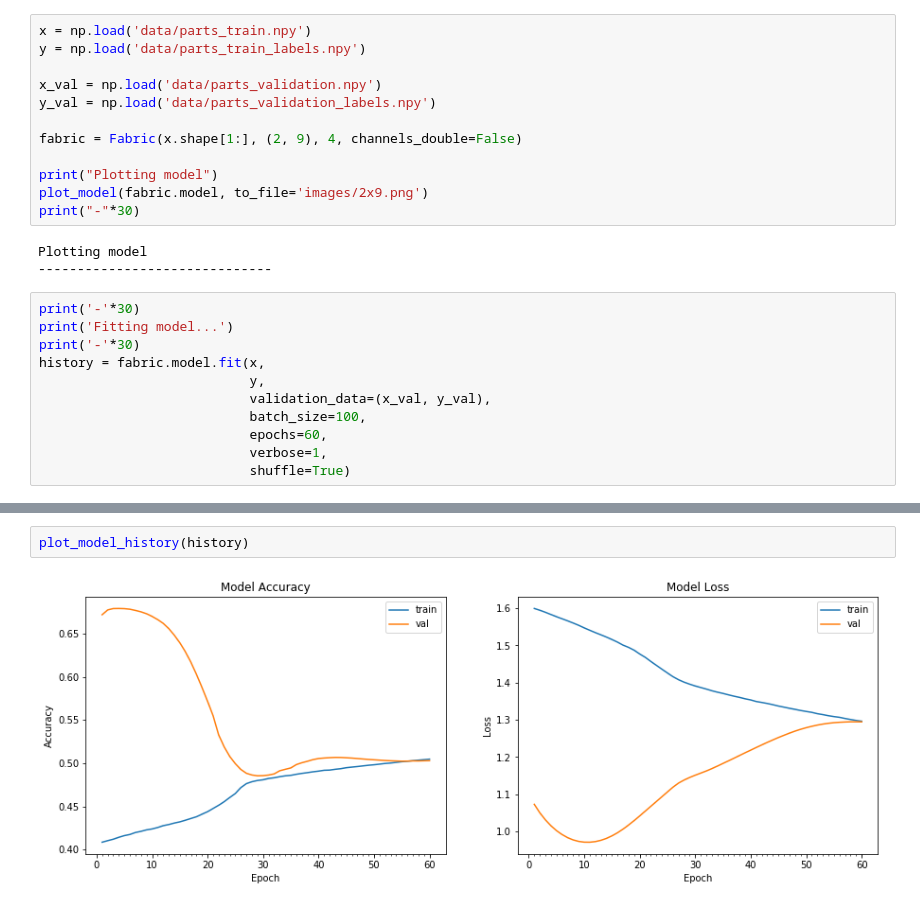
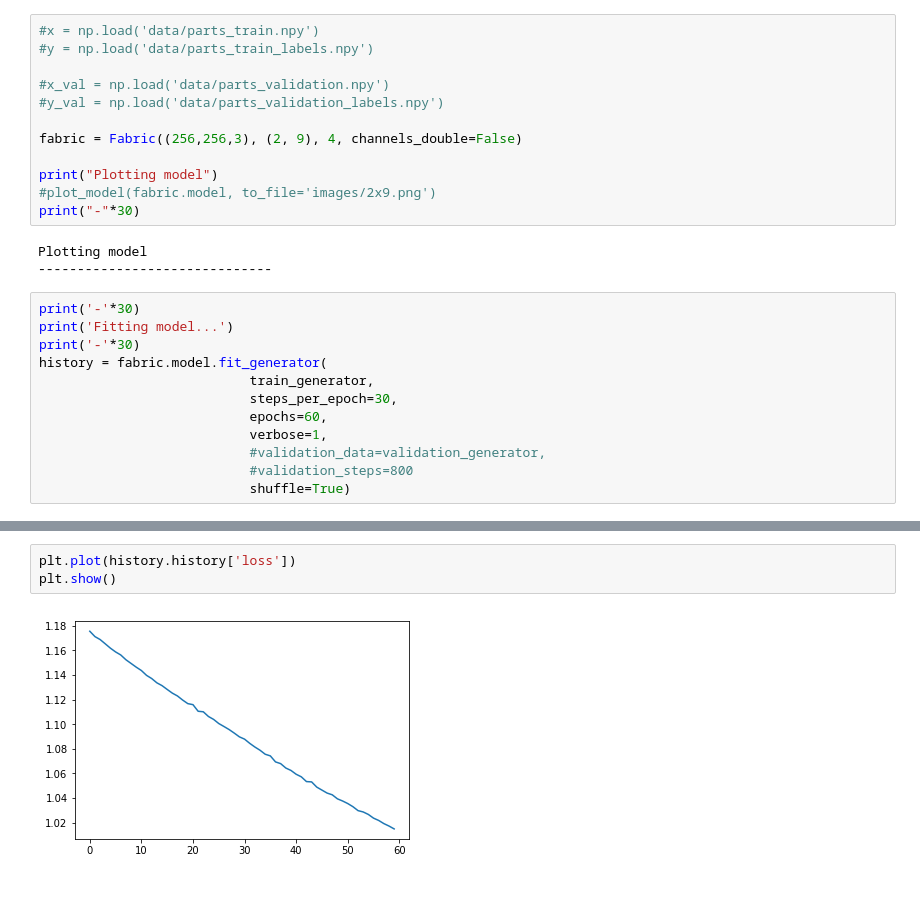
Before and after one commit to kaleaht/keras-fabrics, a Jupyter notebook: 2x9.ipynb, the cells around one changed output, grey strips where cells are left out. Cells and saved outputs as stored; diff of their text form.

Commit message:
Data preprocessing and augmentation added, but result are still bad...

```diff
--- a/2x9.ipynb
+++ b/2x9.ipynb
@@ -21,14 +70,14 @@ Using TensorFlow backend.
 # %%
-x = np.load('data/parts_train.npy')
-y = np.load('data/parts_train_labels.npy')
+#x = np.load('data/parts_train.npy')
+#y = np.load('data/parts_train_labels.npy')
 
-x_val = np.load('data/parts_validation.npy')
-y_val = np.load('data/parts_validation_labels.npy')
+#x_val = np.load('data/parts_validation.npy')
+#y_val = np.load('data/parts_validation_labels.npy')
 
-fabric = Fabric(x.shape[1:], (2, 9), 4, channels_double=False)
+fabric = Fabric((256,256,3), (2, 9), 4, channels_double=False)
 
 print("Plotting model")
-plot_model(fabric.model, to_file='images/2x9.png')
+#plot_model(fabric.model, to_file='images/2x9.png')
 print("-"*30)
 # %% [output]
 Plotting model
@@ -37,12 +86,13 @@ Plotting model
 print('-'*30)
 print('Fitting model...')
 print('-'*30)
-history = fabric.model.fit(x,
-                           y,
-                           validation_data=(x_val, y_val),
-                           batch_size=100,
+history = fabric.model.fit_generator(
+                           train_generator,
+                           steps_per_epoch=30,
                            epochs=60,
                            verbose=1,
+                           #validation_data=validation_generator,
+                           #validation_steps=800
                            shuffle=True)
 # %% [output]
 ------------------------------
@@ -65,4 +115,5 @@ Epoch 60/60
-# %%
-plot_model_history(history)
-# %% [output]
-[figure, removed]
+# %%
+plt.plot(history.history['loss'])
+plt.show()
+# %% [output]
+[figure, added]
```
Also changed, not shown: parts of 11 cells of this notebook.
